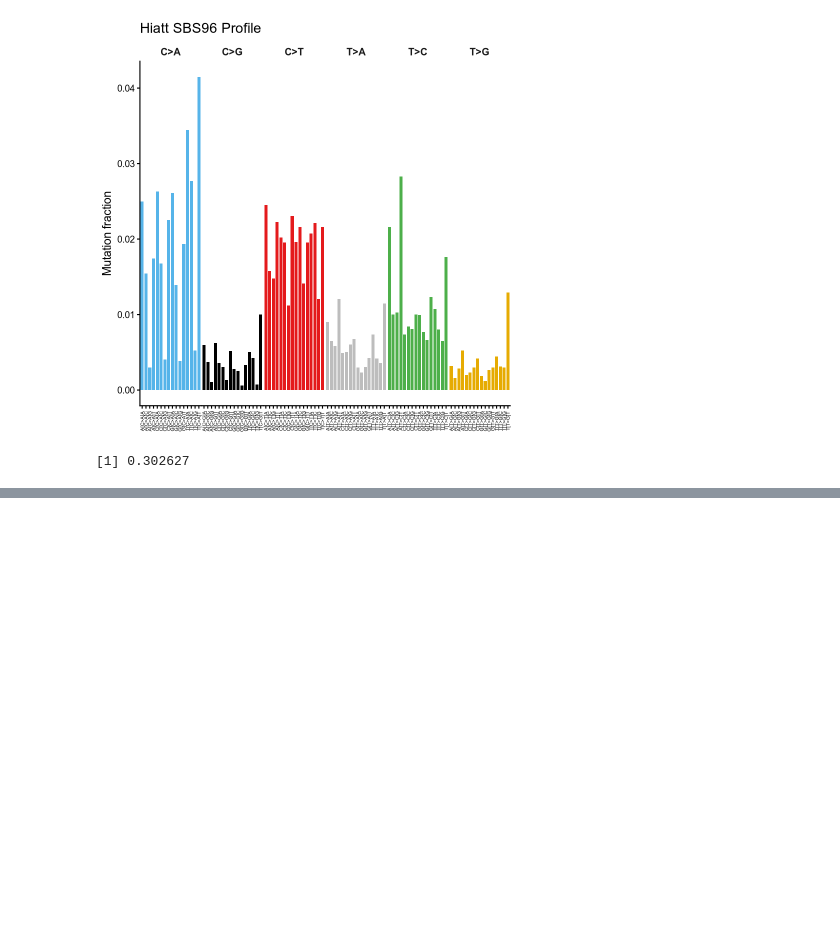
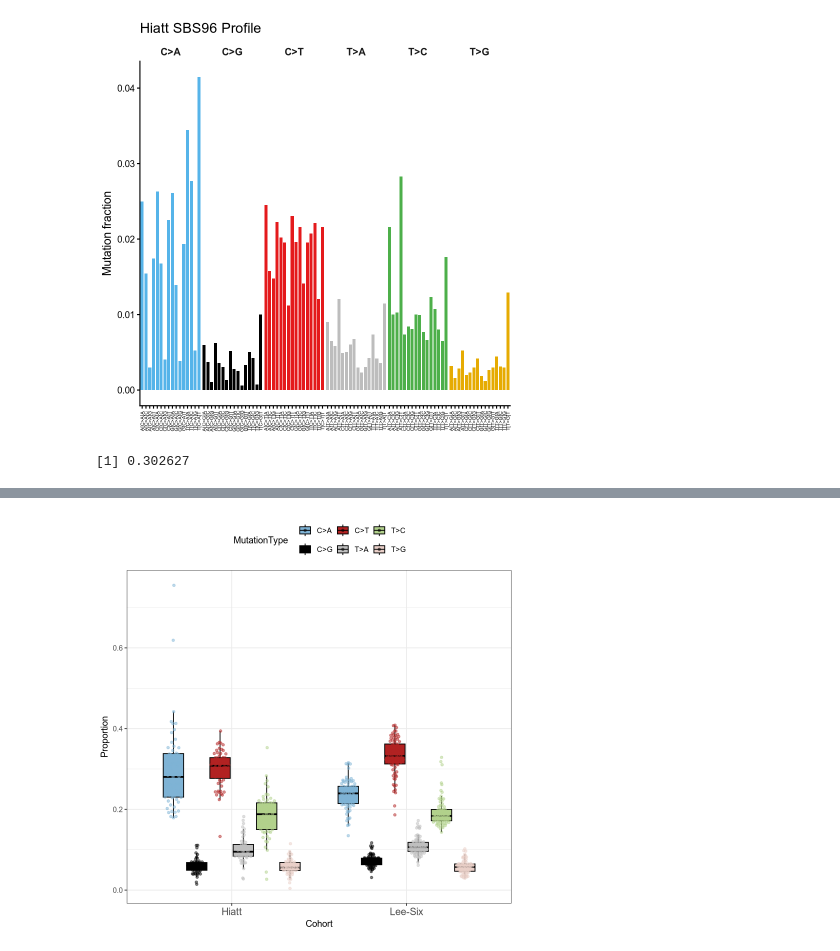
Before and after one commit to laurelhiatt/SEMIColon, a Jupyter notebook: scripts/figures/Figure1.ipynb, the cells around one changed output, grey strips where cells are left out. Cells and saved outputs as stored; diff of their text form; code cells hidden in the pictures; blank space fills up the shorter version.

```diff
--- a/scripts/figures/Figure1.ipynb
+++ b/scripts/figures/Figure1.ipynb
@@ -466,0 +543,45 @@ sum(df$Fraction[df$Mutation == "C>T"], na.rm = TRUE)
+# %%
+library(ggbeeswarm)
+
+male_normal_crypts <- combined_df %>%
+  filter(sex == "male", cohort == "normal") %>%
+  pull(crypt_sample)
+
+# Subset + plot
+df_long %>%
+  filter(
+    Cohort %in% c("Lee-Six", "Hiatt"),
+    Sample %in% male_normal_crypts
+  ) %>%
+  ggplot(aes(
+    x = Cohort,
+    y = Proportion,
+    fill = MutationType
+  )) +
+  geom_boxplot(
+    aes(group = interaction(Cohort, MutationType)),
+    position = position_dodge(width = 0.8),
+    outlier.shape = NA,
+    color = "black",
+    width = 0.7
+  ) +
+  geom_quasirandom(
+    aes(group = interaction(Cohort, MutationType),
+        color = MutationType),
+    dodge.width = 0.8,
+    alpha = 0.5,
+    size = 1.2
+  ) +
+  scale_fill_manual(values = mutation_colors) +
+  scale_color_manual(values = mutation_colors, guide = "none") +
+  labs(
+    x = "Cohort",
+    y = "Proportion"
+  ) +
+  theme_bw() +
+  theme(
+    axis.text.x = element_text(size = 12),
+    legend.position = "top"
+  )
+# %% [output]
+[figure, added]
```
Also changed, not shown: parts of 15 cells of this notebook, 8 other files.
